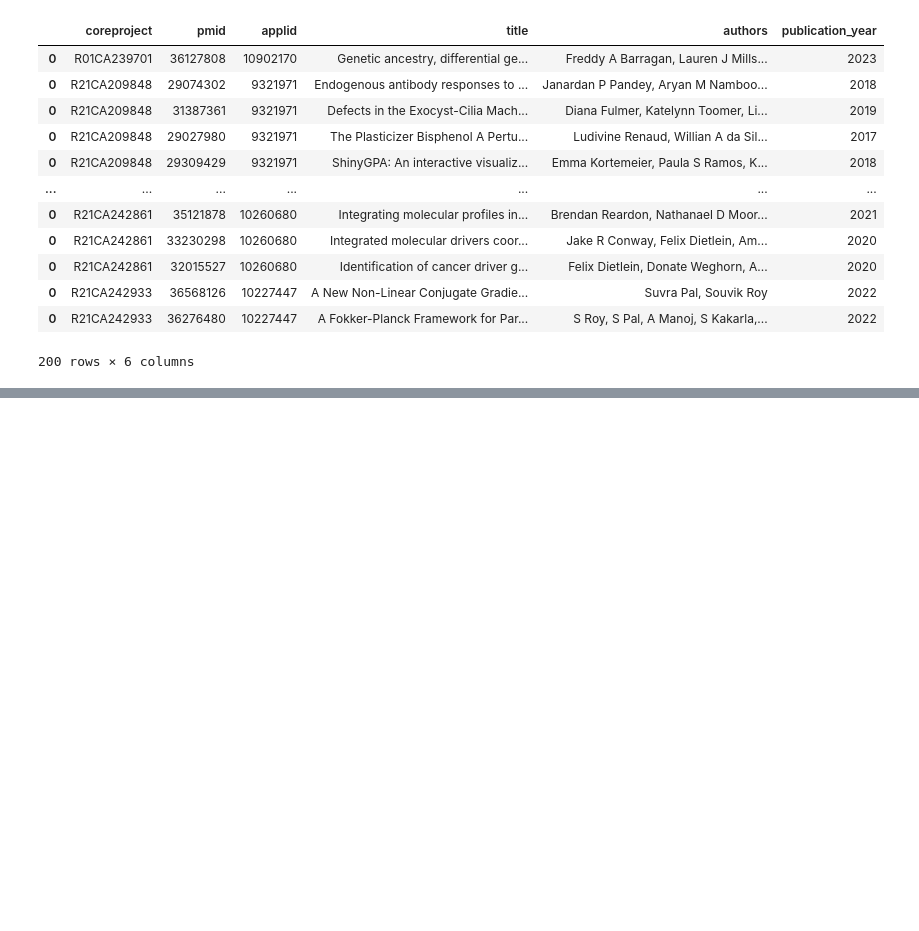
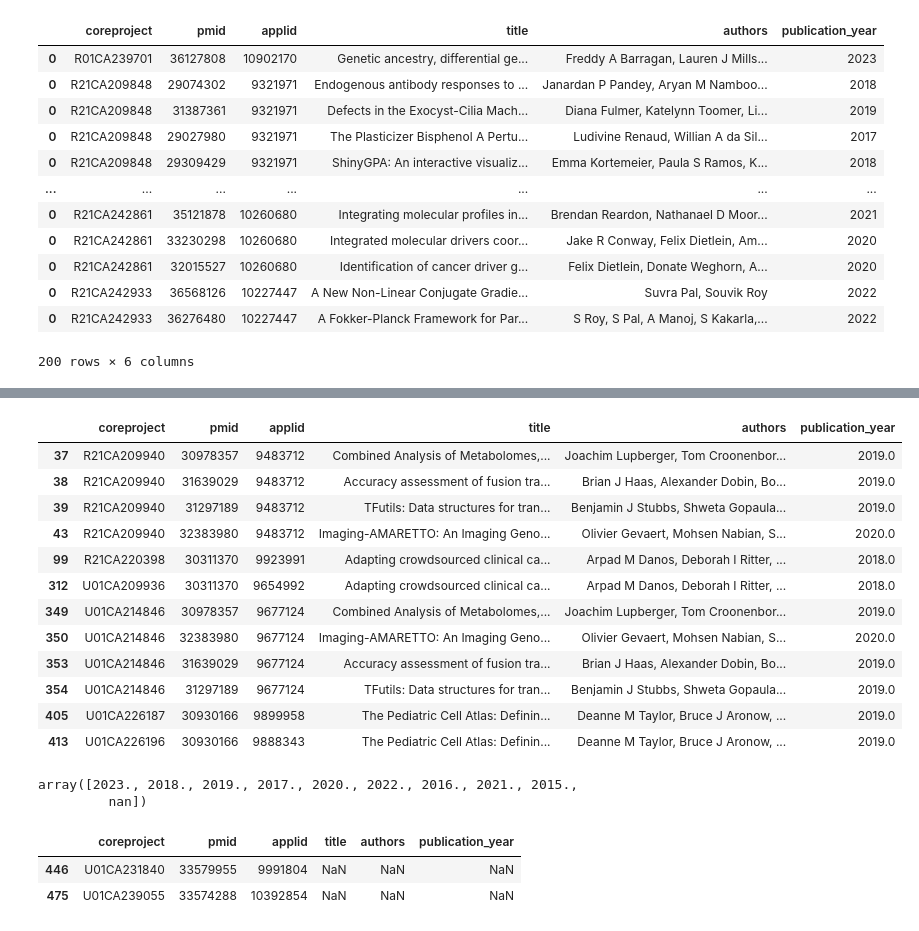
Before and after one commit to CBIIT/INS-Data, a Jupyter notebook: notebooks/07_gather_publications.ipynb, the cells around one changed output, grey strips where cells are left out. Drawn from its saved outputs; the diff is of its cells as text; code cells hidden in the pictures; blank space fills up the shorter version.

```diff
--- a/notebooks/07_gather_publications.ipynb
+++ b/notebooks/07_gather_publications.ipynb
@@ -1037,0 +1323,9 @@ df_pub_info
+# %%
+def load_all_directory_files_to_df(directory):
+    """Load all identically-structured files within a folder into a single df."""
+
+    filenames = [file for file in os.listdir(directory)]
+    filepaths = [directory + '/' + file for file in filenames]
+    df = pd.concat(map(pd.read_csv, filepaths), ignore_index=True)
+
+    return df
@@ -1037,0 +1517,5 @@ df_pub_info
+# %%
+test_df_pmids = df_pmids.head(500)
+
+enriched_df = pd.merge(test_df_pmids, df_pub_info, on='pmid', how='left')
+enriched_df
@@ -1037,0 +1536,27 @@ df_pub_info
+# %%
+enriched_df[enriched_df['pmid'].duplicated(keep=False)]
+# %% [output]
+|  | coreproject | pmid | applid | title | authors | publication_year |
+| 37 | R21CA209940 | 30978357 | 9483712 | Combined Analysis of Metabolomes,... | Joachim Lupberger, Tom Croonenbor... | 2019.0 |
+| 38 | R21CA209940 | 31639029 | 9483712 | Accuracy assessment of fusion tra... | Brian J Haas, Alexander Dobin, Bo... | 2019.0 |
+| 39 | R21CA209940 | 31297189 | 9483712 | TFutils: Data structures for tran... | Benjamin J Stubbs, Shweta Gopaula... | 2019.0 |
+| 43 | R21CA209940 | 32383980 | 9483712 | Imaging-AMARETTO: An Imaging Geno... | Olivier Gevaert, Mohsen Nabian, S... | 2020.0 |
+| 99 | R21CA220398 | 30311370 | 9923991 | Adapting crowdsourced clinical ca... | Arpad M Danos, Deborah I Ritter, ... | 2018.0 |
+| 312 | U01CA209936 | 30311370 | 9654992 | Adapting crowdsourced clinical ca... | Arpad M Danos, Deborah I Ritter, ... | 2018.0 |
+| 349 | U01CA214846 | 30978357 | 9677124 | Combined Analysis of Metabolomes,... | Joachim Lupberger, Tom Croonenbor... | 2019.0 |
+| 350 | U01CA214846 | 32383980 | 9677124 | Imaging-AMARETTO: An Imaging Geno... | Olivier Gevaert, Mohsen Nabian, S... | 2020.0 |
+| 353 | U01CA214846 | 31639029 | 9677124 | Accuracy assessment of fusion tra... | Brian J Haas, Alexander Dobin, Bo... | 2019.0 |
+| 354 | U01CA214846 | 31297189 | 9677124 | TFutils: Data structures for tran... | Benjamin J Stubbs, Shweta Gopaula... | 2019.0 |
+| 405 | U01CA226187 | 30930166 | 9899958 | The Pediatric Cell Atlas: Definin... | Deanne M Taylor, Bruce J Aronow, ... | 2019.0 |
+| 413 | U01CA226196 | 30930166 | 9888343 | The Pediatric Cell Atlas: Definin... | Deanne M Taylor, Bruce J Aronow, ... | 2019.0 |
+# %%
+enriched_df['publication_year'].unique()
+# %% [output]
+array([2023., 2018., 2019., 2017., 2020., 2022., 2016., 2021., 2015.,
+         nan])
+# %%
+enriched_df[enriched_df['publication_year'].isna()]
+# %% [output]
+|  | coreproject | pmid | applid | title | authors | publication_year |
+| 446 | U01CA231840 | 33579955 | 9991804 | NaN | NaN | NaN |
+| 475 | U01CA239055 | 33574288 | 10392854 | NaN | NaN | NaN |
```
Also changed, not shown: parts of 39 cells of this notebook.
